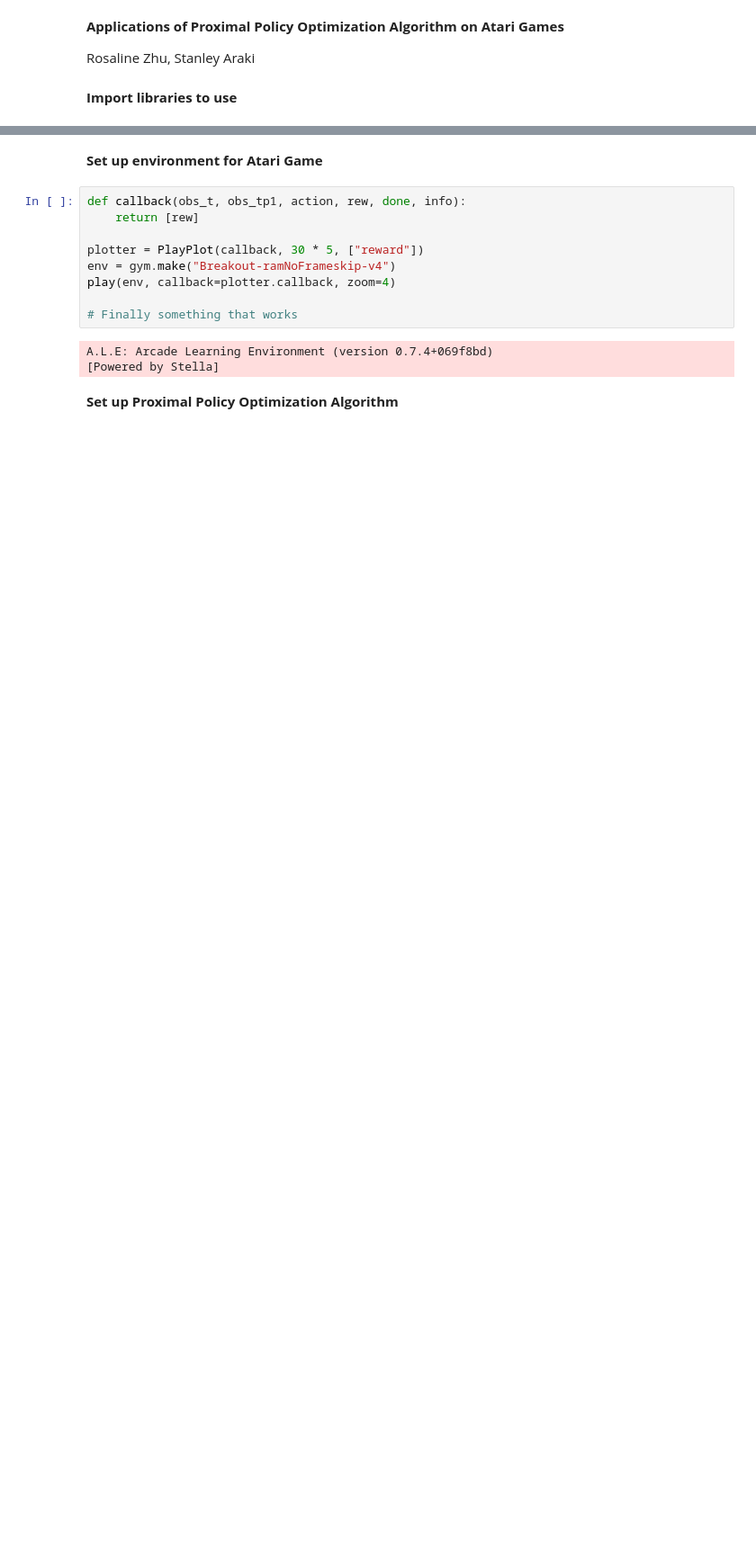
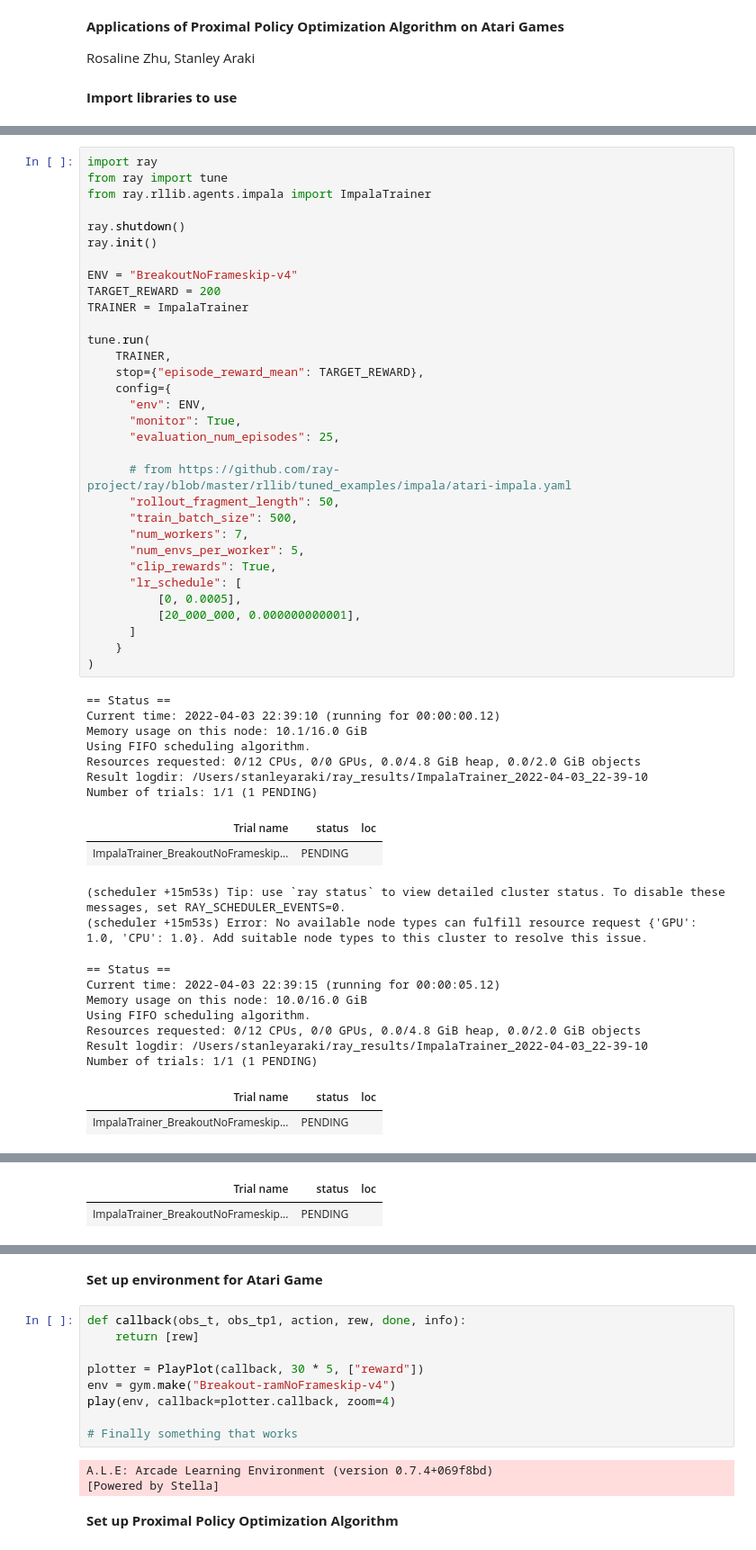
Before and after one commit to StanleyAraki/Proximal-Policy-Optimization, a Jupyter notebook: ProximalPolicyOptimization.ipynb, the cells around one changed output, grey strips where cells are left out. Shown at 90% size. Cells and saved outputs as stored; diff of their text form; blank space fills up the shorter version.

```diff
--- a/ProximalPolicyOptimization.ipynb
+++ b/ProximalPolicyOptimization.ipynb
@@ -15,0 +16,53 @@ from gym.utils.play import play, PlayPlot\
+# %%
+import ray
+from ray import tune
+from ray.rllib.agents.impala import ImpalaTrainer
+
+ray.shutdown()
+ray.init()
+
+ENV = "BreakoutNoFrameskip-v4"
+TARGET_REWARD = 200
+TRAINER = ImpalaTrainer
+
+tune.run(
+    TRAINER,
+    stop={"episode_reward_mean": TARGET_REWARD},
+    config={
+      "env": ENV,
+      "monitor": True,
+      "evaluation_num_episodes": 25,
+
+      # from https://github.com/ray-project/ray/blob/master/rllib/tuned_examples/impala/atari-impala.yaml
+      "rollout_fragment_length": 50,
+      "train_batch_size": 500,
+      "num_workers": 7,
+      "num_envs_per_worker": 5,
+      "clip_rewards": True,
+      "lr_schedule": [
+          [0, 0.0005],
+          [20_000_000, 0.000000000001],
+      ]
+    }
+)
+# %% [output]
+== Status ==
+Current time: 2022-04-03 22:39:10 (running for 00:00:00.12)
+Memory usage on this node: 10.1/16.0 GiB
+Using FIFO scheduling algorithm.
+Resources requested: 0/12 CPUs, 0/0 GPUs, 0.0/4.8 GiB heap, 0.0/2.0 GiB objects
+Result logdir: /Users/stanleyaraki/ray_results/ImpalaTrainer_2022-04-03_22-39-10
+Number of trials: 1/1 (1 PENDING)
+| Trial name | status | loc |
+| ImpalaTrainer_BreakoutNoFrameskip... | PENDING |  |
+(scheduler +15m53s) Tip: use `ray status` to view detailed cluster status. To disable these messages, set RAY_SCHEDULER_EVENTS=0.
+(scheduler +15m53s) Error: No available node types can fulfill resource request {'GPU': 1.0, 'CPU': 1.0}. Add suitable node types to this cluster to resolve this issue.
+== Status ==
+Current time: 2022-04-03 22:39:15 (running for 00:00:05.12)
+Memory usage on this node: 10.0/16.0 GiB
+Using FIFO scheduling algorithm.
+Resources requested: 0/12 CPUs, 0/0 GPUs, 0.0/4.8 GiB heap, 0.0/2.0 GiB objects
+Result logdir: /Users/stanleyaraki/ray_results/ImpalaTrainer_2022-04-03_22-39-10
+Number of trials: 1/1 (1 PENDING)
+| Trial name | status | loc |
+| ImpalaTrainer_BreakoutNoFrameskip... | PENDING |  |
@@ -15,0 +76,2 @@ from gym.utils.play import play, PlayPlot\
+| Trial name | status | loc |
+| ImpalaTrainer_BreakoutNoFrameskip... | PENDING |  |
```
Also changed, not shown: parts of 3 cells of this notebook.
